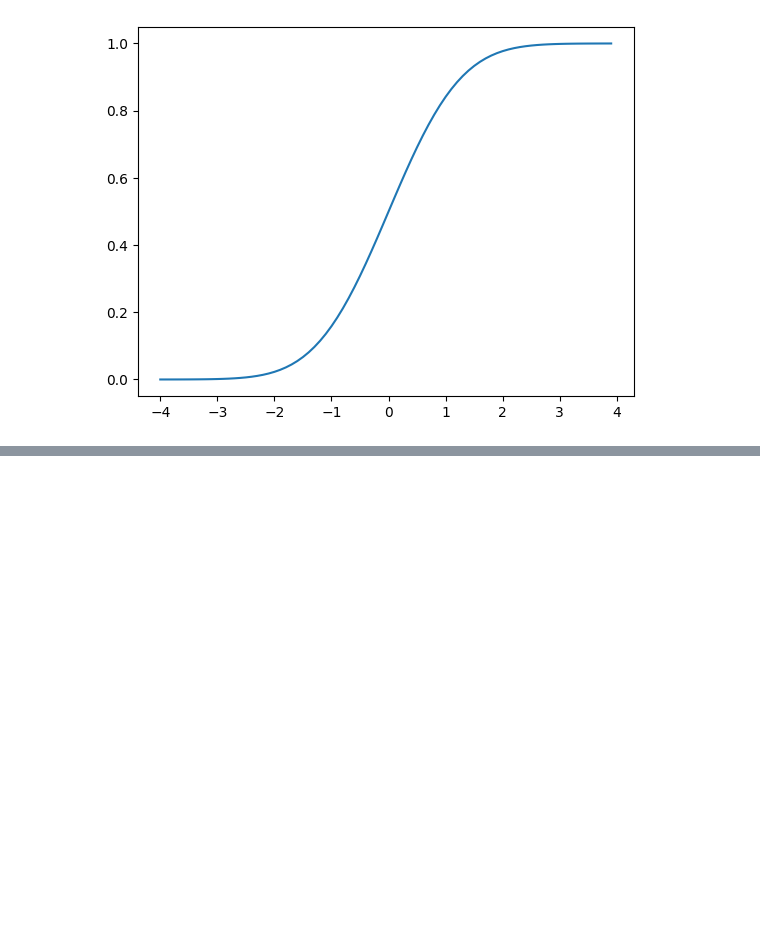
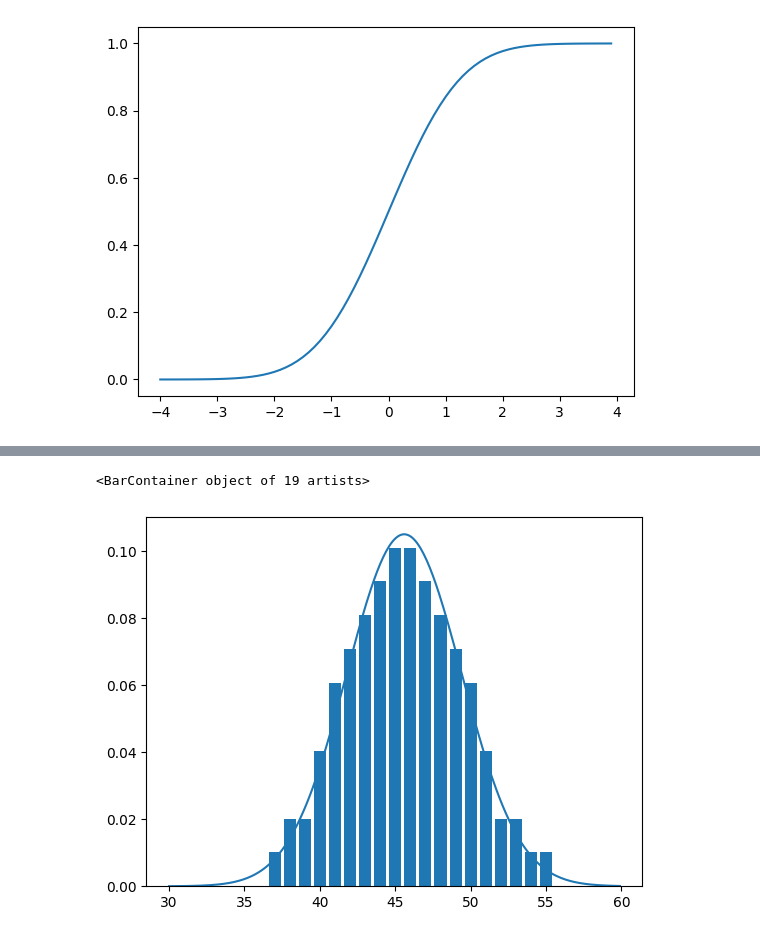
Before and after one commit to jariel17/curso-probabilidad, a Jupyter notebook: 03_distribucion_normal.ipynb, the cells around one changed output, grey strips where cells are left out. Saved outputs shown, nothing was run; the diff lists cells and outputs as text; code cells hidden in the pictures; blank space fills up the shorter version.

```diff
--- a/03_distribucion_normal.ipynb
+++ b/03_distribucion_normal.ipynb
@@ -54,0 +109,16 @@ plt.plot(x, y)
+# %%
+# estimación de la distribución de probabilidad
+
+mu = arr.mean()
+sigma = arr.std()
+x = np.arange(30, 60, 0.1)
+dist = norm(mu, sigma)
+y = [dist.pdf(value) for value in x]
+
+plt.plot(x, y)
+
+values, dist = np.unique(arr, return_counts=True)
+plt.bar(values, dist/len(arr))
+# %% [output]
+<BarContainer object of 19 artists>
+[figure, added]
```
Also changed, not shown: parts of 9 cells of this notebook, 2 other files.
